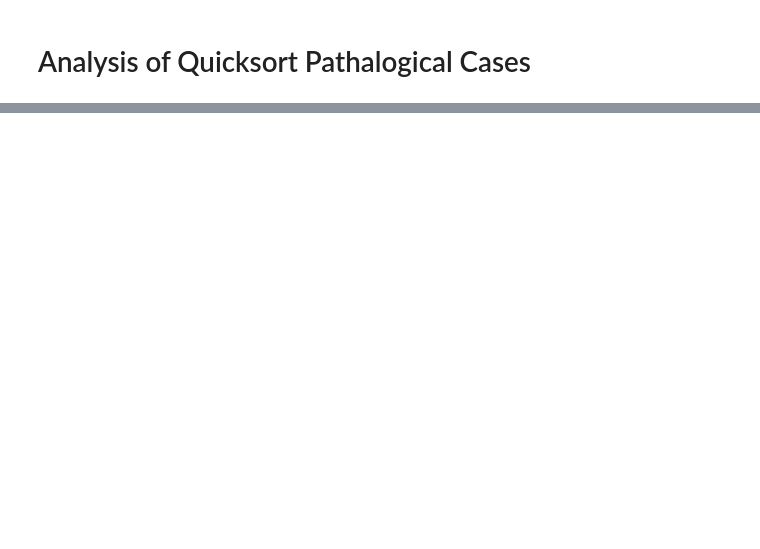
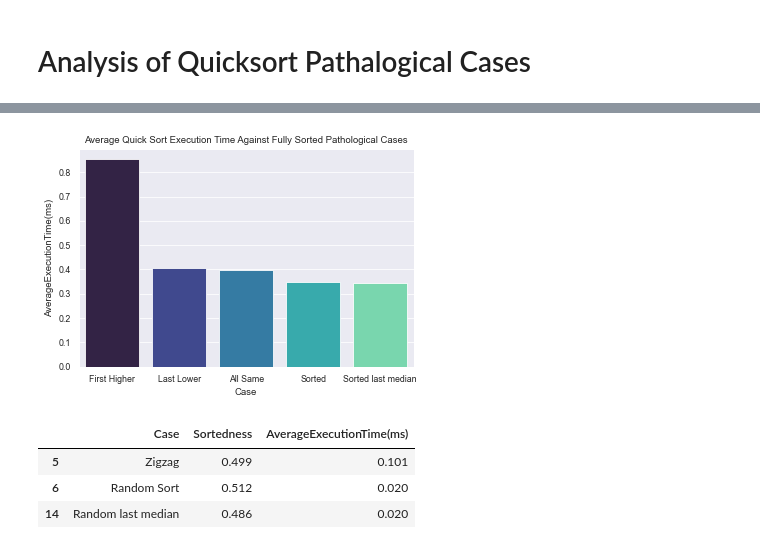
Before and after one commit to benhhack/Quick-Sort-Pathological-Case-Analysis, a Jupyter notebook: analysis.ipynb, the cells around one changed output, grey strips where cells are left out. Drawn from its saved outputs; the diff is of its cells as text; code cells hidden in the pictures; blank space fills up the shorter version.

```diff
--- a/analysis.ipynb
+++ b/analysis.ipynb
@@ -8,4 +9,17 @@ import seaborn as sns
 sns.set(rc={'figure.figsize':(11.7,50)})
 
 %matplotlib inline
+# %%
+def plot_data(data, title, x):
+    sns.set_context('paper')
+
+    plot = sns.barplot(x=x, y="AverageExecutionTime(ms)", data = data,
+               palette='mako',
+               capsize=0.1,
+               saturation=8,
+               errcolor='gray', errwidth=2,
+               ci='sd',
+               )
+    plot.set_title(title)
+    plt.show()
 # %%
@@ -36,0 +52,3 @@ sns.barplot(x='Case', y='AverageExecutionTime', data = data,
+# %%
+fully_sorted = data[data['Sortedness']>=0.99]
+fully_sorted
@@ -36,0 +62,13 @@ sns.barplot(x='Case', y='AverageExecutionTime', data = data,
+# %%
+plot_data(fully_sorted, 'Average Quick Sort Execution Time Against Fully Sorted Pathological Cases', 'Case')
+# %% [output]
+[figure, added]
+# %%
+half_sorted = data[data["Sortedness"]>=0.45]
+half_sorted = half_sorted[half_sorted["Sortedness"]<=0.55]
+half_sorted
+# %% [output]
+|  | Case | Sortedness | AverageExecutionTime(ms) |
+| 5 | Zigzag | 0.499 | 0.101 |
+| 6 | Random Sort | 0.512 | 0.020 |
+| 14 | Random last median | 0.486 | 0.020 |
```
Also changed, not shown: parts of 8 cells of this notebook, 6 other files.
